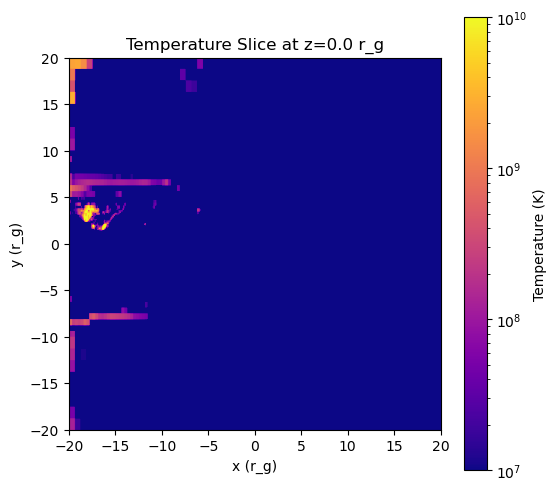
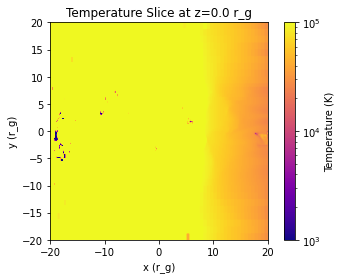
Unified diff of the notebook cell whose output changed from the first chart to the second:
--- before
+++ after
@@ -1,3 +1,3 @@
-plt.imshow(T, origin='lower', extent=[-20,20,-20,20], norm=LogNorm(vmin=1e7, vmax=1e10), cmap='plasma')
+plt.imshow(T, origin='lower', extent=[-20,20,-20,20], norm=LogNorm(vmin=1e3, vmax=1e5), cmap='plasma')
 plt.colorbar(label='Temperature (K)')
 plt.xlabel('x (r_g)')

Commit: worked on stuff